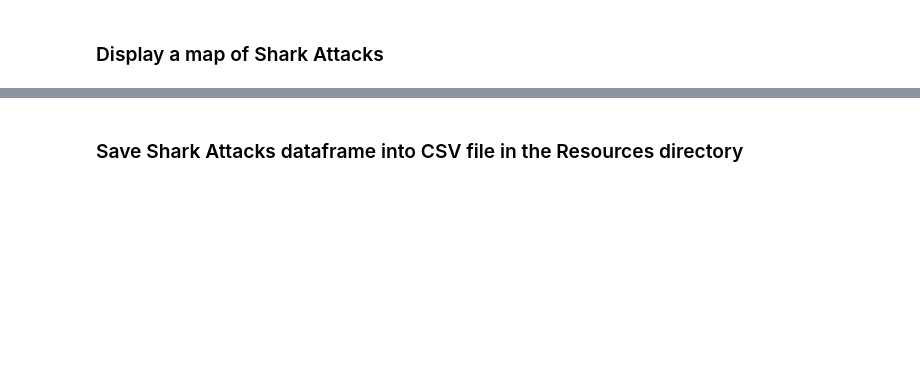
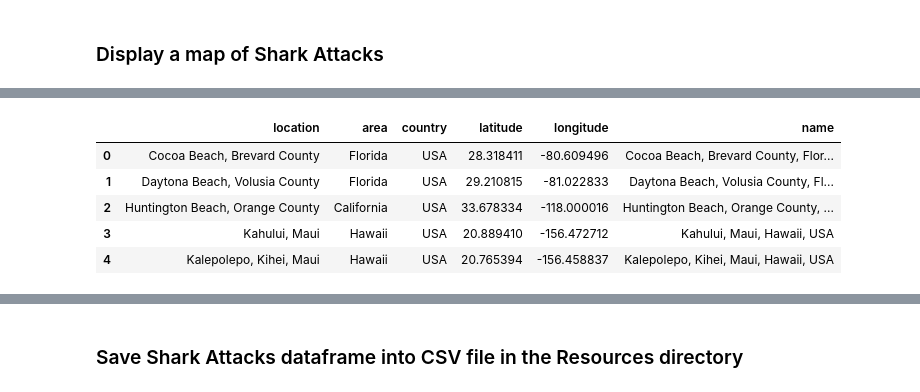
Before and after one commit to AIDecisions/project-3-group-2, a Jupyter notebook: eda/data_exploration_shark_carlos_test.ipynb, the cells around one changed output, grey strips where cells are left out. Saved outputs shown, nothing was run; the diff lists cells and outputs as text; code cells hidden in the pictures; blank space fills up the shorter version.

```diff
--- a/eda/data_exploration_shark_carlos_test.ipynb
+++ b/eda/data_exploration_shark_carlos_test.ipynb
@@ -486,0 +516,12 @@ memory usage: 53.1+ KB
+# %%
+shark_attack = shark_unique_df[["location", "area", "country", "latitude", "longitude"]]
+shark_attack['name'] = shark_attack['location'].str.strip() + ', ' + shark_attack['area'].str.strip() + ', ' + shark_attack['country'].str.strip()
+shark_attack['name'] = shark_attack['name'].str.replace('"', '')
+shark_attack.head()
+# %% [output]
+|  | location | area | country | latitude | longitude | name |
+| 0 | Cocoa Beach, Brevard County | Florida | USA | 28.318411 | -80.609496 | Cocoa Beach, Brevard County, Flor... |
+| 1 | Daytona Beach, Volusia County | Florida | USA | 29.210815 | -81.022833 | Daytona Beach, Volusia County, Fl... |
+| 2 | Huntington Beach, Orange County | California | USA | 33.678334 | -118.000016 | Huntington Beach, Orange County, ... |
+| 3 | Kahului, Maui | Hawaii | USA | 20.889410 | -156.472712 | Kahului, Maui, Hawaii, USA |
+| 4 | Kalepolepo, Kihei, Maui | Hawaii | USA | 20.765394 | -156.458837 | Kalepolepo, Kihei, Maui, Hawaii, USA |
```
Also changed, not shown: parts of 8 cells of this notebook, 5 other files.
